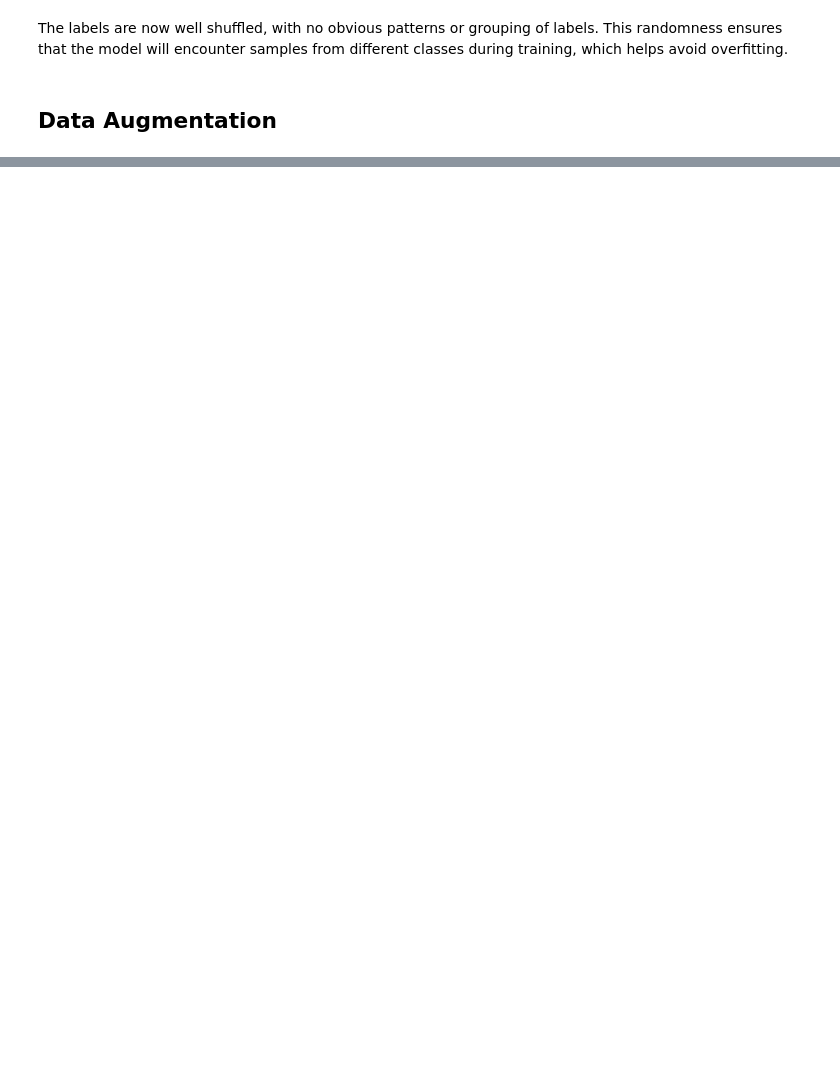
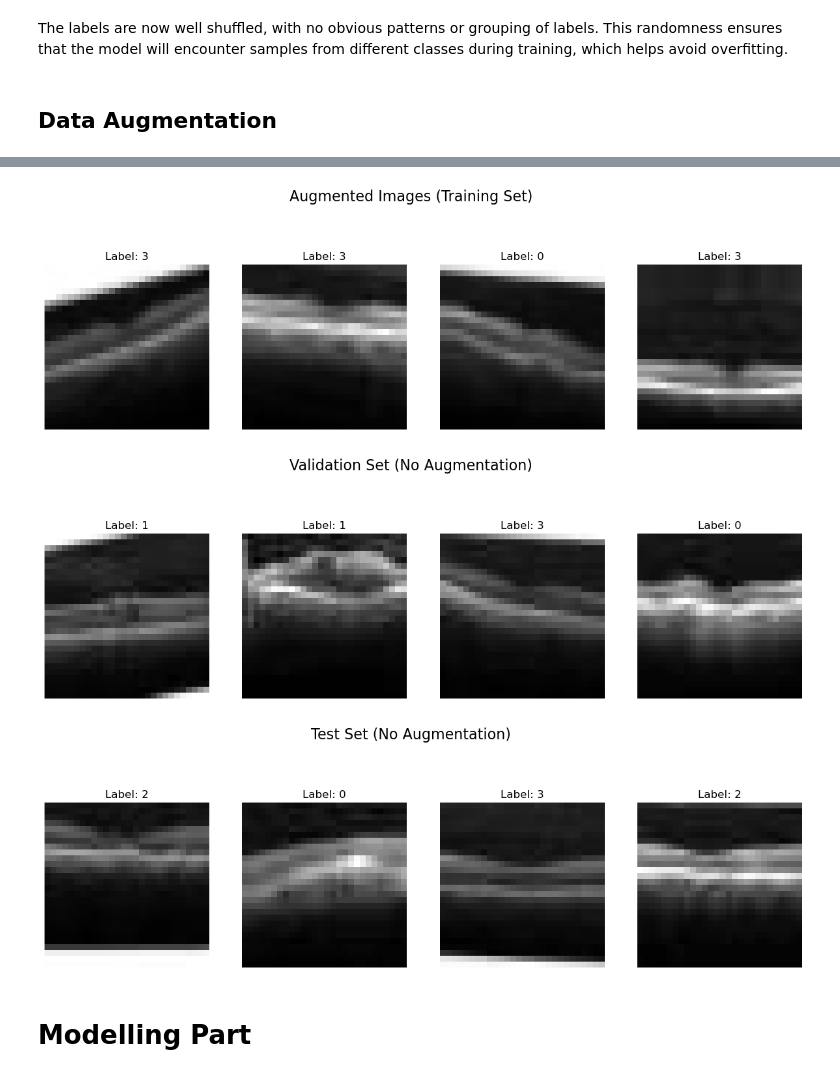
Before and after one commit to NidhiChoudhary7/Deep-Learning-Octminist-Classification, a Jupyter notebook: Octminist_classification.ipynb, the cells around one changed output, grey strips where cells are left out. Saved outputs shown, nothing was run; the diff lists cells and outputs as text; code cells hidden in the pictures; blank space fills up the shorter version.

Commit message:
Added Data Augmentation and Modelling

```diff
--- a/Octminist_classification.ipynb
+++ b/Octminist_classification.ipynb
@@ -410,0 +472,28 @@ This randomness ensures that the model will encounter samples from different cla
+# %%
+def display_augmented_images(generator, title):
+    # Generate a batch of images and labels
+    images, labels = next(generator)
+
+    # Plot 4 images from the batch
+    fig, axes = plt.subplots(1, 4, figsize=(15, 5))
+    fig.suptitle(title, fontsize=16)
+
+    for i in range(4):
+        # Since images are normalized between 0 and 1, rescale for display
+        image = images[i].reshape(28, 28)  # Reshape to original dimensions
+        axes[i].imshow(image, cmap='gray')
+        axes[i].set_title(f'Label: {int(labels[i])}')
+        axes[i].axis('off')
+
+    plt.show()
+
+# Display augmented images from the train, validation, and test sets
+display_augmented_images(train_generator, "Augmented Images (Training Set)")
+display_augmented_images(val_generator, "Validation Set (No Augmentation)")
+display_augmented_images(test_generator, "Test Set (No Augmentation)")
+# %% [output]
+[figure, added]
+[figure, added]
+[figure, added]
+# %% [markdown]
+# Modelling Part
```
Also changed, not shown: parts of 11 cells of this notebook.
